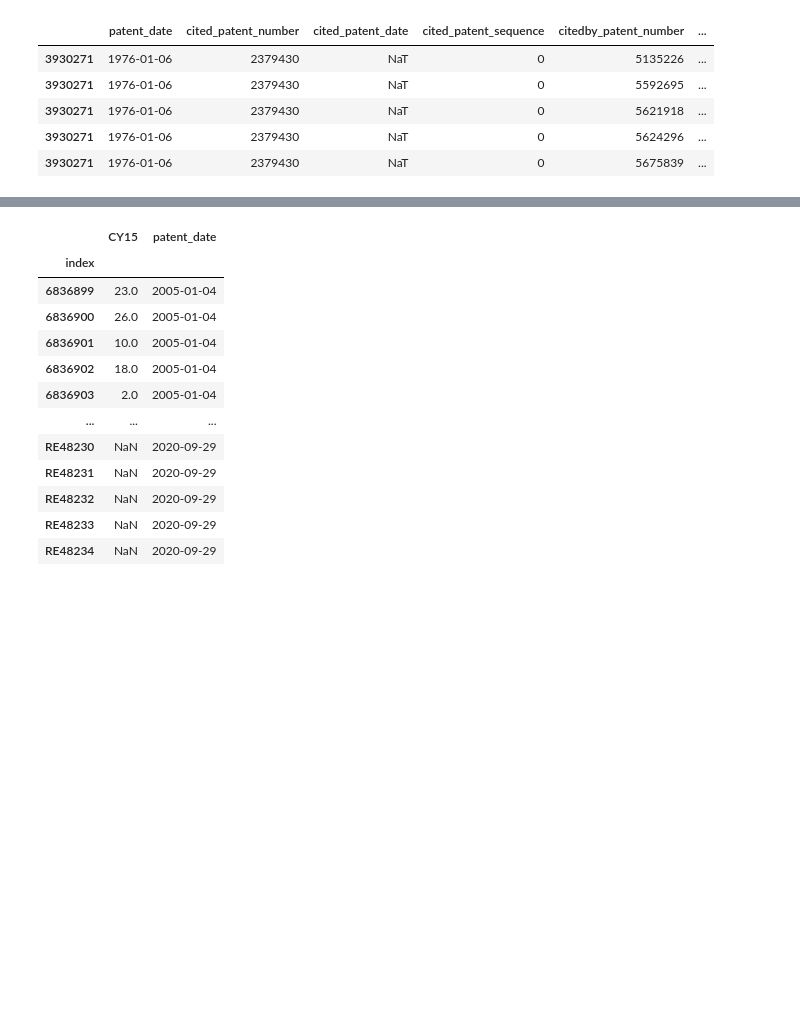
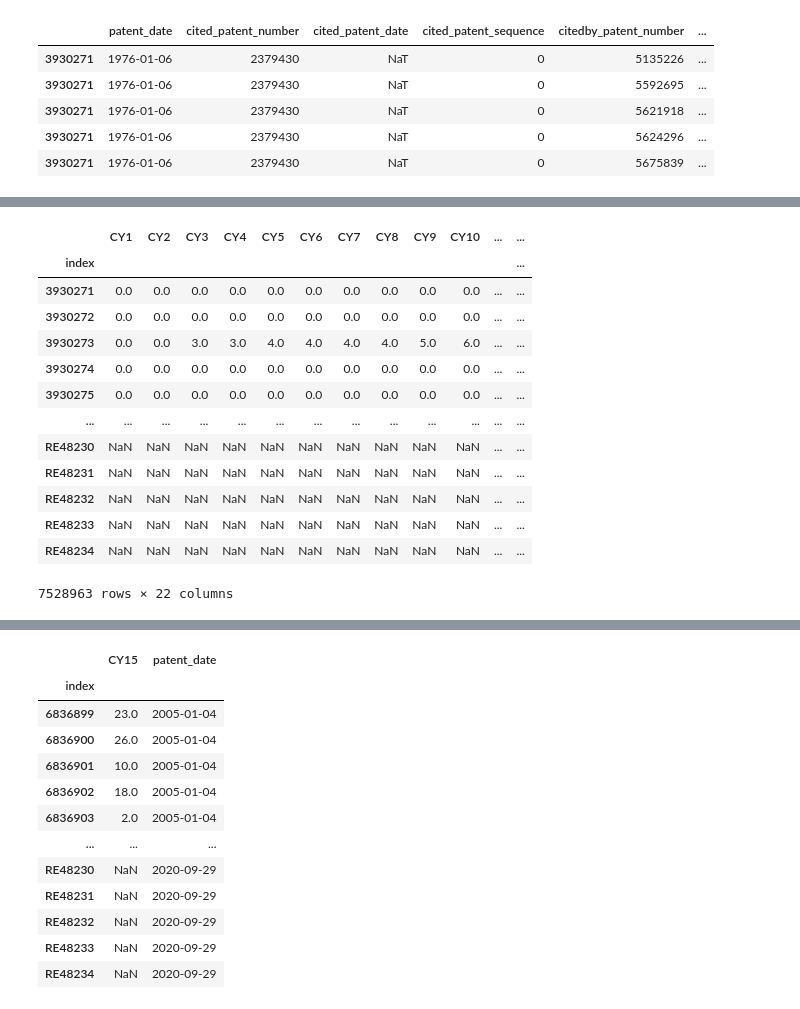
Before and after one commit to boreshkinai/patent-analysis, a Jupyter notebook: PatentsEDA-API.ipynb, the cells around one changed output, grey strips where cells are left out. Drawn from its saved outputs; the diff is of its cells as text; code cells hidden in the pictures; blank space fills up the shorter version.

Commit message:
Compute citation counts with CPC

```diff
--- a/PatentsEDA-API.ipynb
+++ b/PatentsEDA-API.ipynb
@@ -736,0 +733,18 @@ distributed.nanny - WARNING - Restarting worker
+# %%
+ddf_citation_ltc['year'] = ddf_citation_ltc.patent_date.dt.year.astype(np.int16)
+ddf_citation_ltc
+# %% [output]
+|  | CY1 | CY2 | CY3 | CY4 | CY5 | CY6 | CY7 | CY8 | CY9 | CY10 | ... | ... |
+| index |  |  |  |  |  |  |  |  |  |  |  | ... |
+| 3930271 | 0.0 | 0.0 | 0.0 | 0.0 | 0.0 | 0.0 | 0.0 | 0.0 | 0.0 | 0.0 | ... | ... |
+| 3930272 | 0.0 | 0.0 | 0.0 | 0.0 | 0.0 | 0.0 | 0.0 | 0.0 | 0.0 | 0.0 | ... | ... |
+| 3930273 | 0.0 | 0.0 | 3.0 | 3.0 | 4.0 | 4.0 | 4.0 | 4.0 | 5.0 | 6.0 | ... | ... |
+| 3930274 | 0.0 | 0.0 | 0.0 | 0.0 | 0.0 | 0.0 | 0.0 | 0.0 | 0.0 | 0.0 | ... | ... |
+| 3930275 | 0.0 | 0.0 | 0.0 | 0.0 | 0.0 | 0.0 | 0.0 | 0.0 | 0.0 | 0.0 | ... | ... |
+| ... | ... | ... | ... | ... | ... | ... | ... | ... | ... | ... | ... | ... |
+| RE48230 | NaN | NaN | NaN | NaN | NaN | NaN | NaN | NaN | NaN | NaN | ... | ... |
+| RE48231 | NaN | NaN | NaN | NaN | NaN | NaN | NaN | NaN | NaN | NaN | ... | ... |
+| RE48232 | NaN | NaN | NaN | NaN | NaN | NaN | NaN | NaN | NaN | NaN | ... | ... |
+| RE48233 | NaN | NaN | NaN | NaN | NaN | NaN | NaN | NaN | NaN | NaN | ... | ... |
+| RE48234 | NaN | NaN | NaN | NaN | NaN | NaN | NaN | NaN | NaN | NaN | ... | ... |
+7528963 rows × 22 columns
```
Also changed, not shown: parts of 15 cells of this notebook.
